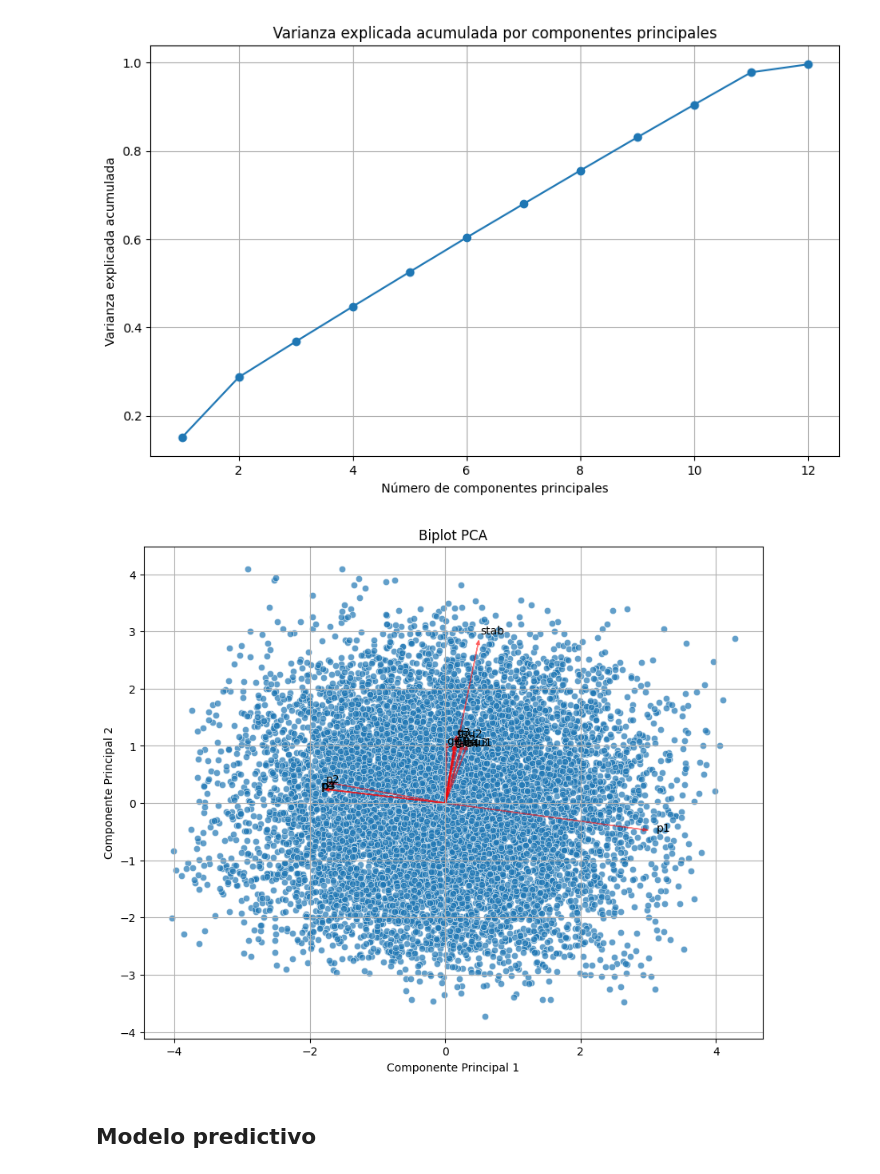
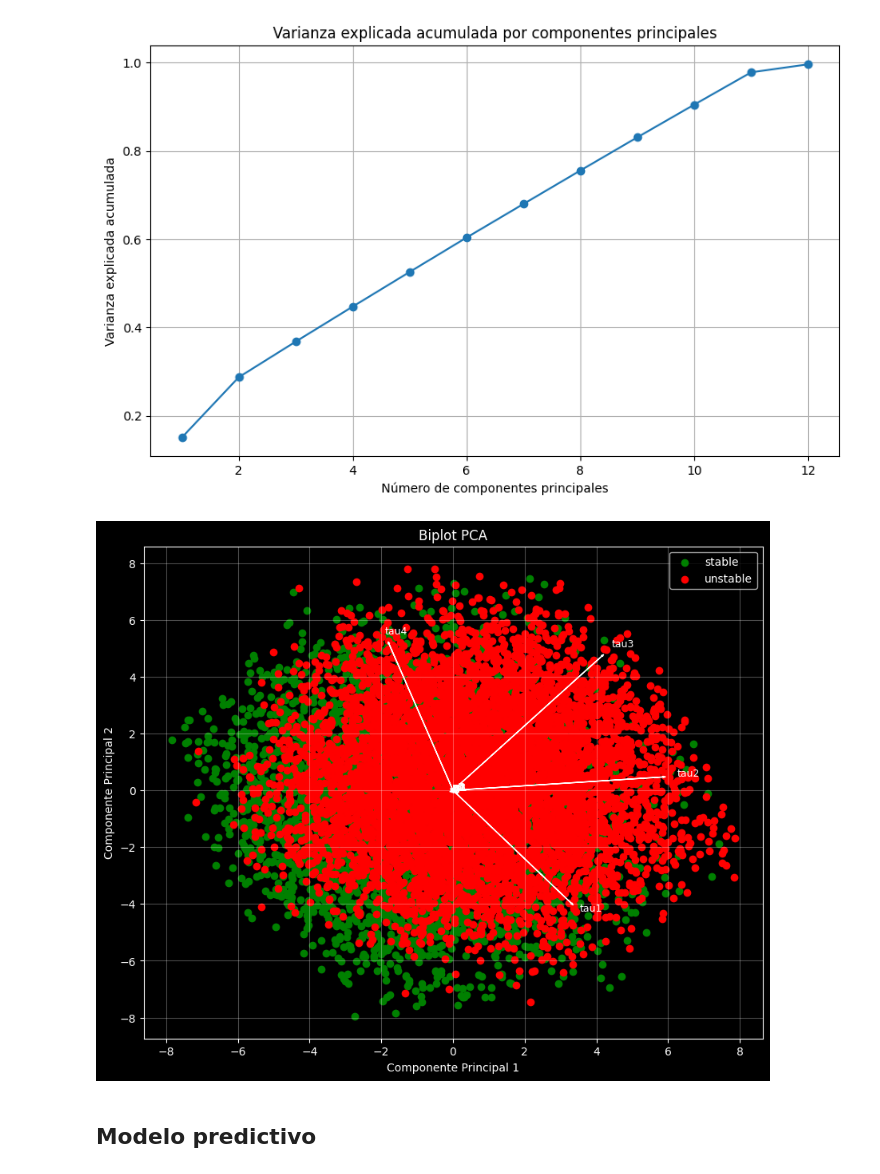
Before and after one commit to santi34mg/ElectricalStability, a Jupyter notebook: src/main.ipynb, the cells around one changed output. Drawn from its saved outputs; the diff is of its cells as text; code cells hidden in the pictures.

```diff
--- a/src/main.ipynb
+++ b/src/main.ipynb
@@ -280,29 +280,53 @@ plt.grid()
 # %%
 from sklearn.decomposition import PCA
 import pandas as pd
 import numpy as np
 import matplotlib.pyplot as plt
 import seaborn as sns
 
+# Separate features and target
+df_features = df.drop('stab', axis=1)
+stab_values = df['stab']
+
 pca = PCA(n_components=2)
-df_pca = pca.fit_transform(df_scaled)
+df_pca = pca.fit_transform(df_features)
 df_pca = pd.DataFrame(df_pca, columns=['PC1', 'PC2'])
+
+# Add stability labels based on stab column
+df_pca['stability'] = stab_values.apply(lambda x: 'stable' if x <= 0 else 'unstable').values
 
 loadings = pca.components_.T * np.sqrt(pca.explained_variance_)
 
+# Set dark theme
+plt.style.use('dark_background')
+
 plt.figure(figsize=(10, 8))
-sns.scatterplot(x='PC1', y='PC2', data=df_pca, alpha=0.7)
+
+# Plot with colors: green for stable, red for unstable
+colors = {'stable': 'green', 'unstable': 'red'}
+for stability, group in df_pca.groupby('stability'):
+    plt.scatter(group['PC1'], group['PC2'],
+                c=colors[stability],
+                label=stability)
+
 plt.title('Biplot PCA')
 plt.xlabel('Componente Principal 1')
 plt.ylabel('Componente Principal 2')
 
-for i, col in enumerate(df.columns):
-    plt.arrow(0, 0, loadings[i, 0]*3, loadings[i, 1]*3, color='r', alpha=0.5, head_width=0.05)
-    plt.text(loadings[i, 0]*3.2, loadings[i, 1]*3.2, col)
+# Draw loadings in white (excluding stab variable)
+for i, col in enumerate(df_features.columns):
+    plt.arrow(0, 0, loadings[i, 0]*3, loadings[i, 1]*3,
+              color='white', head_width=0.05)
+    plt.text(loadings[i, 0]*3.2, loadings[i, 1]*3.2, col,
+             color='white', fontsize=9)
 
-plt.grid(True)
+plt.legend()
+plt.grid(True, alpha=0.3)
 plt.show()
+
+# Reset to default style for subsequent plots
+plt.style.use('default')
 # %% [output]
-[figure, old version]
+[figure, new version]
 # %% [markdown]
 ## Modelo predictivo
```
Also changed, not shown: parts of 2 cells of this notebook.
